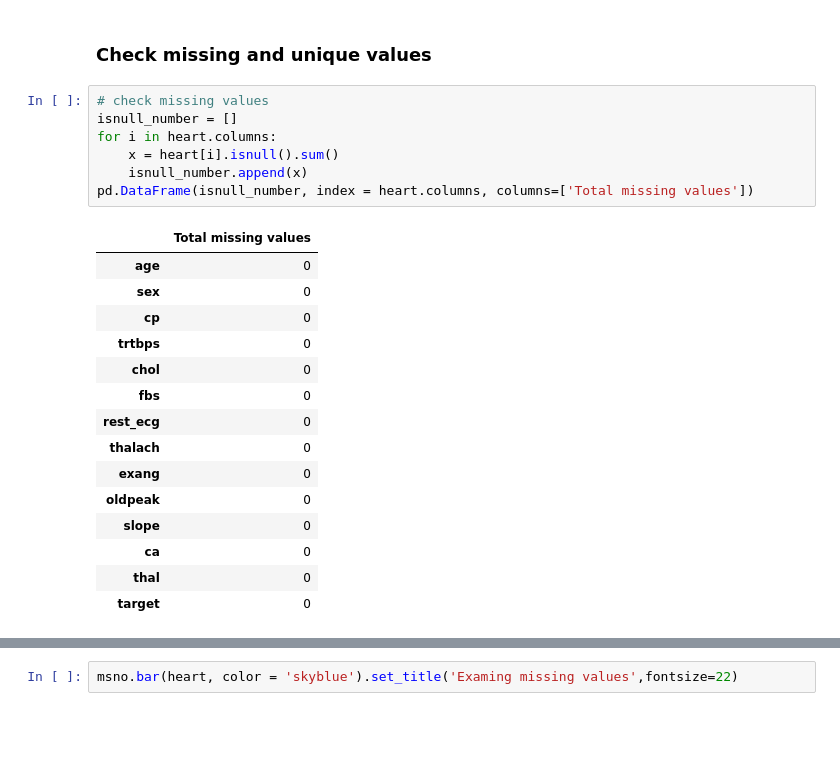
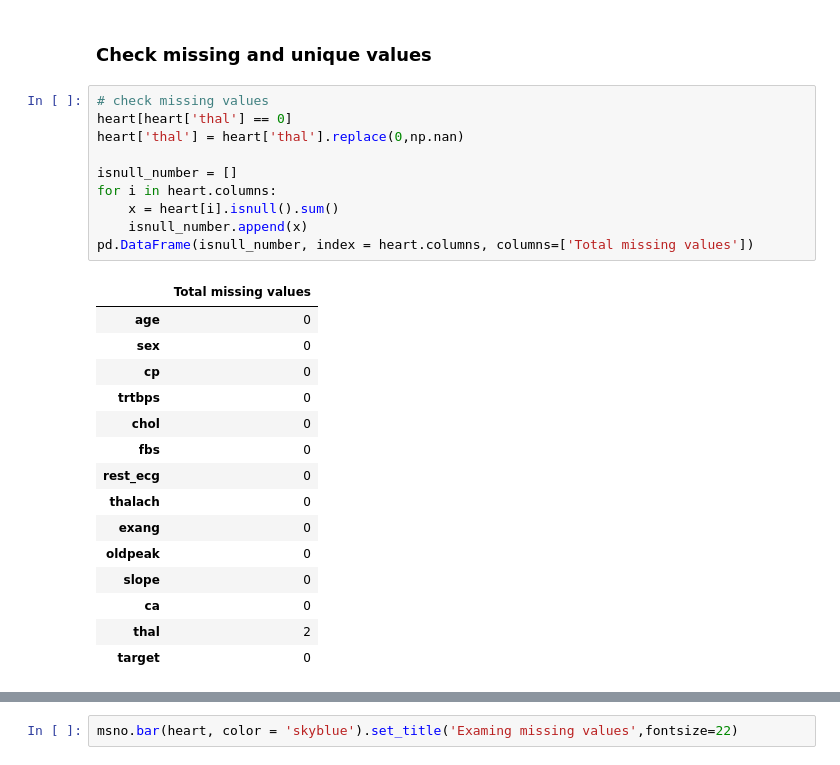
Before and after one commit to audrey-rw5683/HeartAttackPrediction, a Jupyter notebook: ML-Heart Attack Prediction Analysis.ipynb, the cells around one changed output, grey strips where cells are left out. Drawn from its saved outputs; the diff is of its cells as text; blank space fills up the shorter version.

```diff
--- a/ML-Heart Attack Prediction Analysis.ipynb
+++ b/ML-Heart Attack Prediction Analysis.ipynb
@@ -107,24 +108,27 @@ memory usage: 33.3 KB
 ### Check missing and unique values
 # %%
 # check missing values
+heart[heart['thal'] == 0]
+heart['thal'] = heart['thal'].replace(0,np.nan)
+
 isnull_number = []
 for i in heart.columns:
     x = heart[i].isnull().sum()
     isnull_number.append(x)
 pd.DataFrame(isnull_number, index = heart.columns, columns=['Total missing values'])
 # %% [output]
 |  | Total missing values |
 | age | 0 |
 | sex | 0 |
 | cp | 0 |
 | trtbps | 0 |
 | chol | 0 |
 | fbs | 0 |
 | rest_ecg | 0 |
 | thalach | 0 |
 | exang | 0 |
 | oldpeak | 0 |
 | slope | 0 |
 | ca | 0 |
-| thal | 0 |
+| thal | 2 |
 | target | 0 |
```
Also changed, not shown: parts of 7 cells of this notebook.
